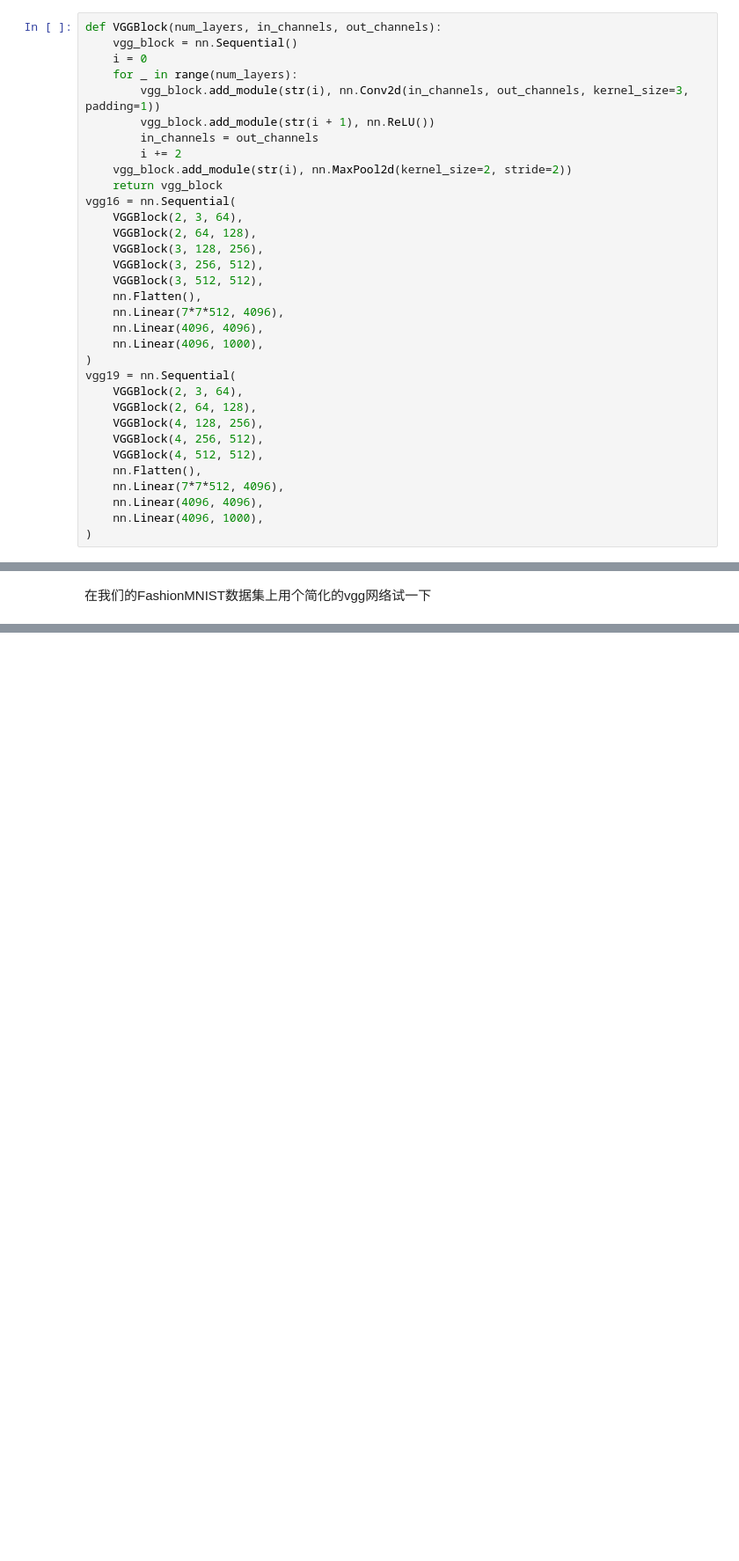
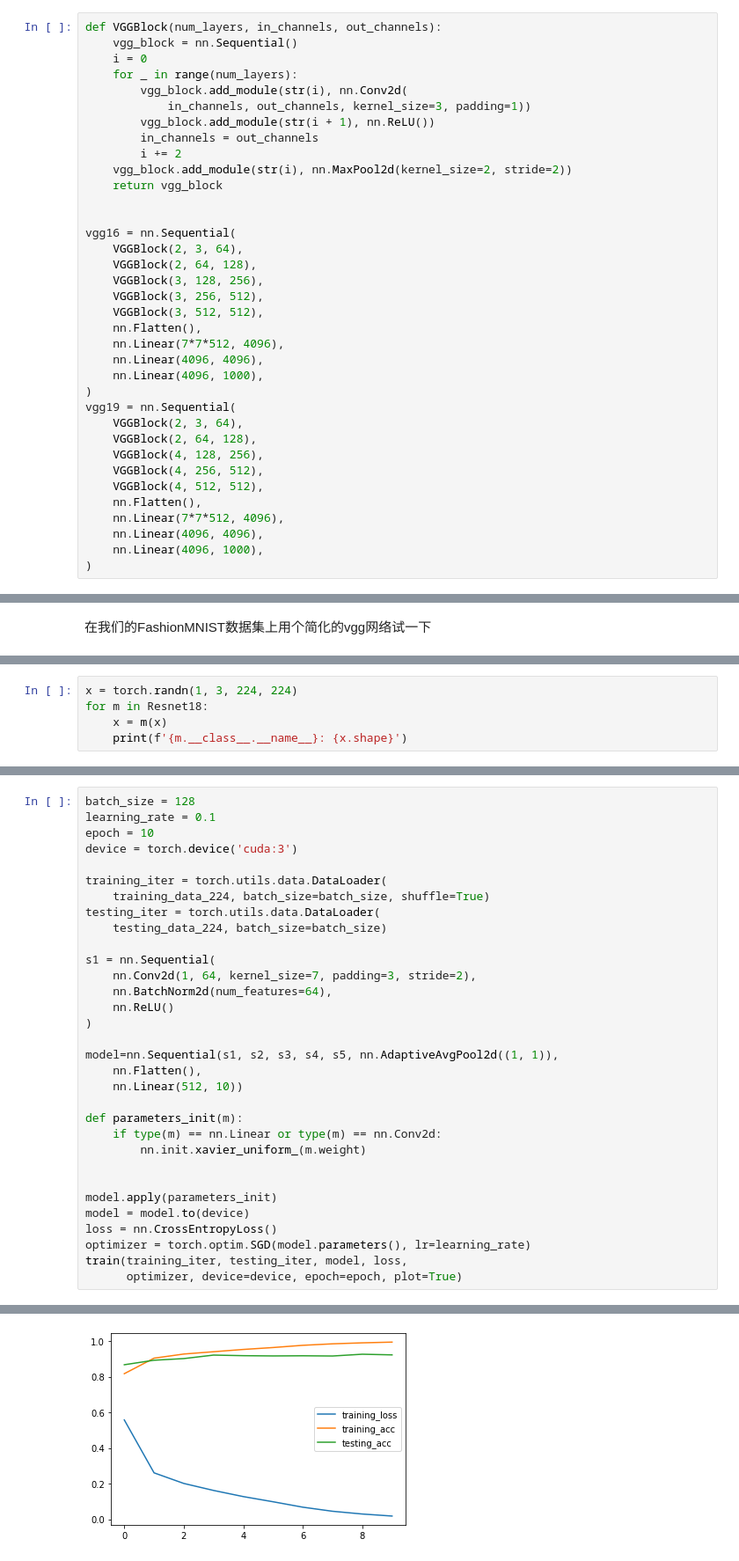
Before and after one commit to ronnyyoung/python-machine-learning, a Jupyter notebook: deep-learning/pytorch-notes/cnn_networks.ipynb, the cells around one changed output, grey strips where cells are left out. Shown at 88% size. Drawn from its saved outputs; the diff is of its cells as text; blank space fills up the shorter version.

```diff
--- a/deep-learning/pytorch-notes/cnn_networks.ipynb
+++ b/deep-learning/pytorch-notes/cnn_networks.ipynb
@@ -370,12 +397,15 @@ def VGGBlock(num_layers, in_channels, out_channels):
     vgg_block = nn.Sequential()
     i = 0
     for _ in range(num_layers):
-        vgg_block.add_module(str(i), nn.Conv2d(in_channels, out_channels, kernel_size=3, padding=1))
+        vgg_block.add_module(str(i), nn.Conv2d(
+            in_channels, out_channels, kernel_size=3, padding=1))
         vgg_block.add_module(str(i + 1), nn.ReLU())
         in_channels = out_channels
         i += 2
     vgg_block.add_module(str(i), nn.MaxPool2d(kernel_size=2, stride=2))
     return vgg_block
+
+
 vgg16 = nn.Sequential(
     VGGBlock(2, 3, 64),
     VGGBlock(2, 64, 128),
@@ -459,0 +815,5 @@ the loss of epoch 9: 0.1714, accuracy on training set: 0.9367, accuracy on testi
+# %%
+x = torch.randn(1, 3, 224, 224)
+for m in Resnet18:
+    x = m(x)
+    print(f'{m.__class__.__name__}: {x.shape}')
@@ -459,0 +829,33 @@ the loss of epoch 9: 0.1714, accuracy on training set: 0.9367, accuracy on testi
+# %%
+batch_size = 128
+learning_rate = 0.1
+epoch = 10
+device = torch.device('cuda:3')
+
+training_iter = torch.utils.data.DataLoader(
+    training_data_224, batch_size=batch_size, shuffle=True)
+testing_iter = torch.utils.data.DataLoader(
+    testing_data_224, batch_size=batch_size)
+
+s1 = nn.Sequential(
+    nn.Conv2d(1, 64, kernel_size=7, padding=3, stride=2),
+    nn.BatchNorm2d(num_features=64),
+    nn.ReLU()
+)
+
+model=nn.Sequential(s1, s2, s3, s4, s5, nn.AdaptiveAvgPool2d((1, 1)),
+    nn.Flatten(),
+    nn.Linear(512, 10))
+
+def parameters_init(m):
+    if type(m) == nn.Linear or type(m) == nn.Conv2d:
+        nn.init.xavier_uniform_(m.weight)
+
+
+model.apply(parameters_init)
+model = model.to(device)
+loss = nn.CrossEntropyLoss()
+optimizer = torch.optim.SGD(model.parameters(), lr=learning_rate)
+train(training_iter, testing_iter, model, loss,
+      optimizer, device=device, epoch=epoch, plot=True)
+# %% [output]
@@ -459,0 +872 @@ the loss of epoch 9: 0.1714, accuracy on training set: 0.9367, accuracy on testi
+[figure, added]
```
Also changed, not shown: parts of 29 cells of this notebook, 12 other files.
